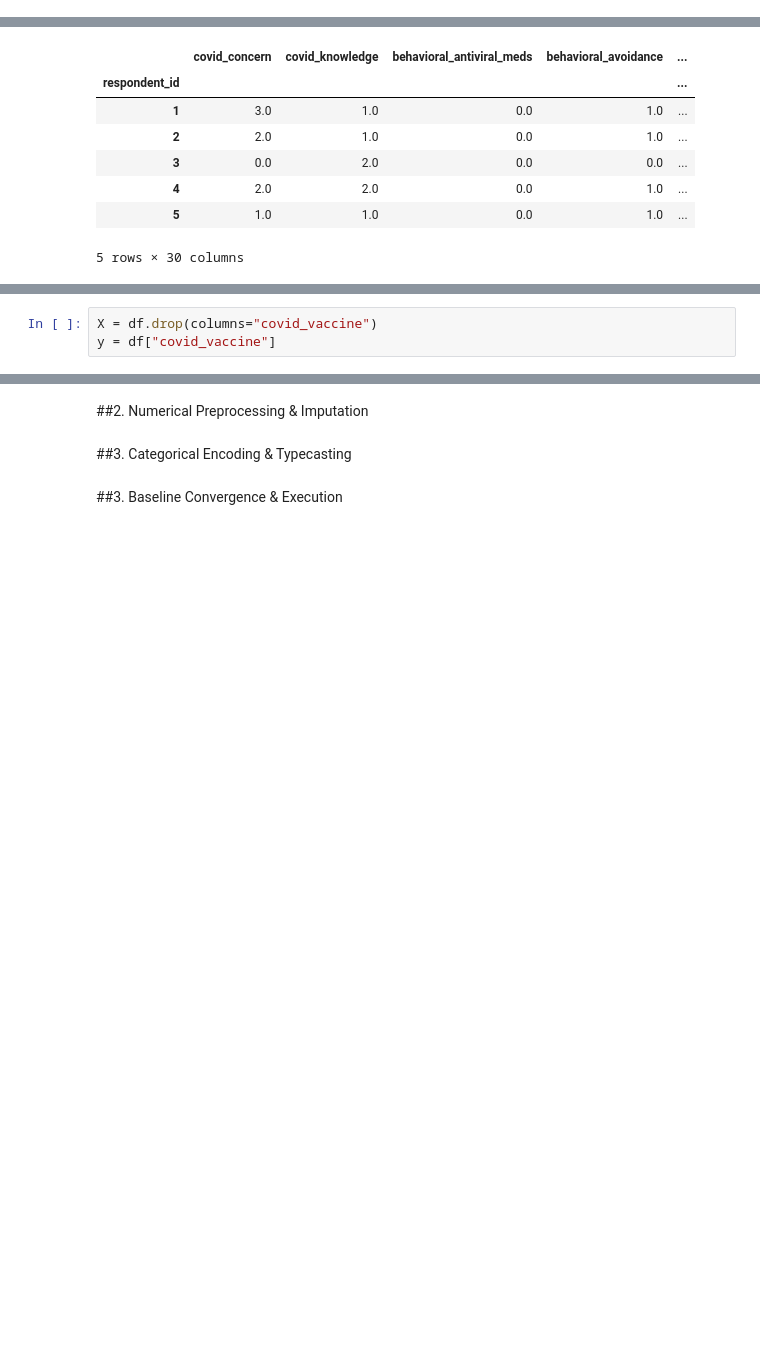
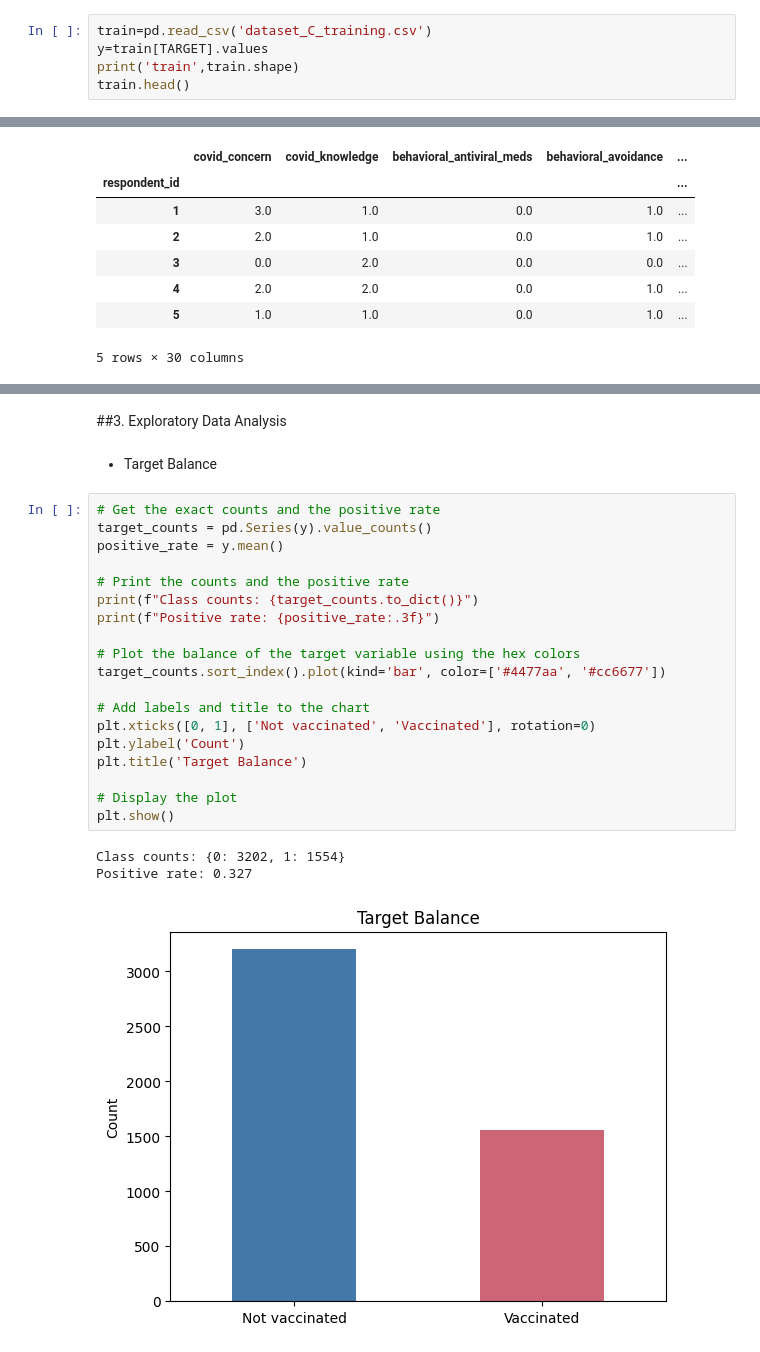
Before and after one commit to GroupS-hackathon/challenge_submission_group_S, a Jupyter notebook: challenge_submission_group_S.ipynb, the cells around one changed output, grey strips where cells are left out. Cells and saved outputs as stored; diff of their text form; blank space fills up the shorter version.

Commit message:
Update: refactored the code with initial EDA; visualizing missing values; adding all necessary imports

```diff
--- a/challenge_submission_group_S.ipynb
+++ b/challenge_submission_group_S.ipynb
@@ -5,0 +37,5 @@ df = pd.read_csv('dataset_C_training.csv')
+# %%
+train=pd.read_csv('dataset_C_training.csv')
+y=train[TARGET].values
+print('train',train.shape)
+train.head()
@@ -41,3 +81,0 @@ data split
-# %%
-X = df.drop(columns="covid_vaccine")
-y = df["covid_vaccine"]
@@ -82,6 +82,27 @@ Data splitted successfully.
-# %% [markdown]
-##2. Numerical Preprocessing & Imputation
-# %% [markdown]
-##3. Categorical Encoding & Typecasting
-# %% [markdown]
-##3. Baseline Convergence & Execution
+# %% [markdown]
+##3. Exploratory Data Analysis
+# %% [markdown]
+- Target Balance
+# %%
+# Get the exact counts and the positive rate
+target_counts = pd.Series(y).value_counts()
+positive_rate = y.mean()
+
+# Print the counts and the positive rate
+print(f"Class counts: {target_counts.to_dict()}")
+print(f"Positive rate: {positive_rate:.3f}")
+
+# Plot the balance of the target variable using the hex colors
+target_counts.sort_index().plot(kind='bar', color=['#4477aa', '#cc6677'])
+
+# Add labels and title to the chart
+plt.xticks([0, 1], ['Not vaccinated', 'Vaccinated'], rotation=0)
+plt.ylabel('Count')
+plt.title('Target Balance')
+
+# Display the plot
+plt.show()
+# %% [output]
+Class counts: {0: 3202, 1: 1554}
+Positive rate: 0.327
+[figure, added]
```
Also changed, not shown: parts of 16 cells of this notebook.
